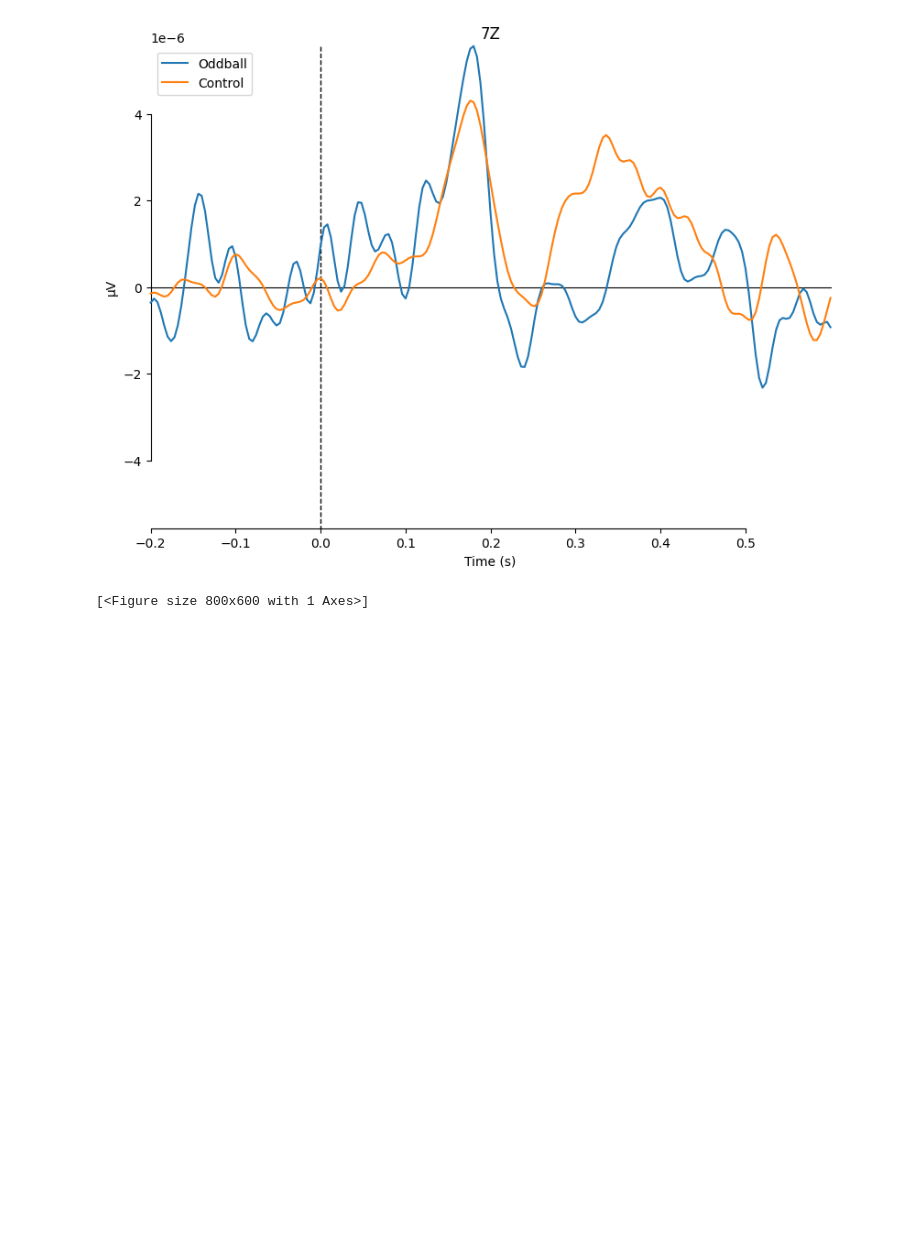
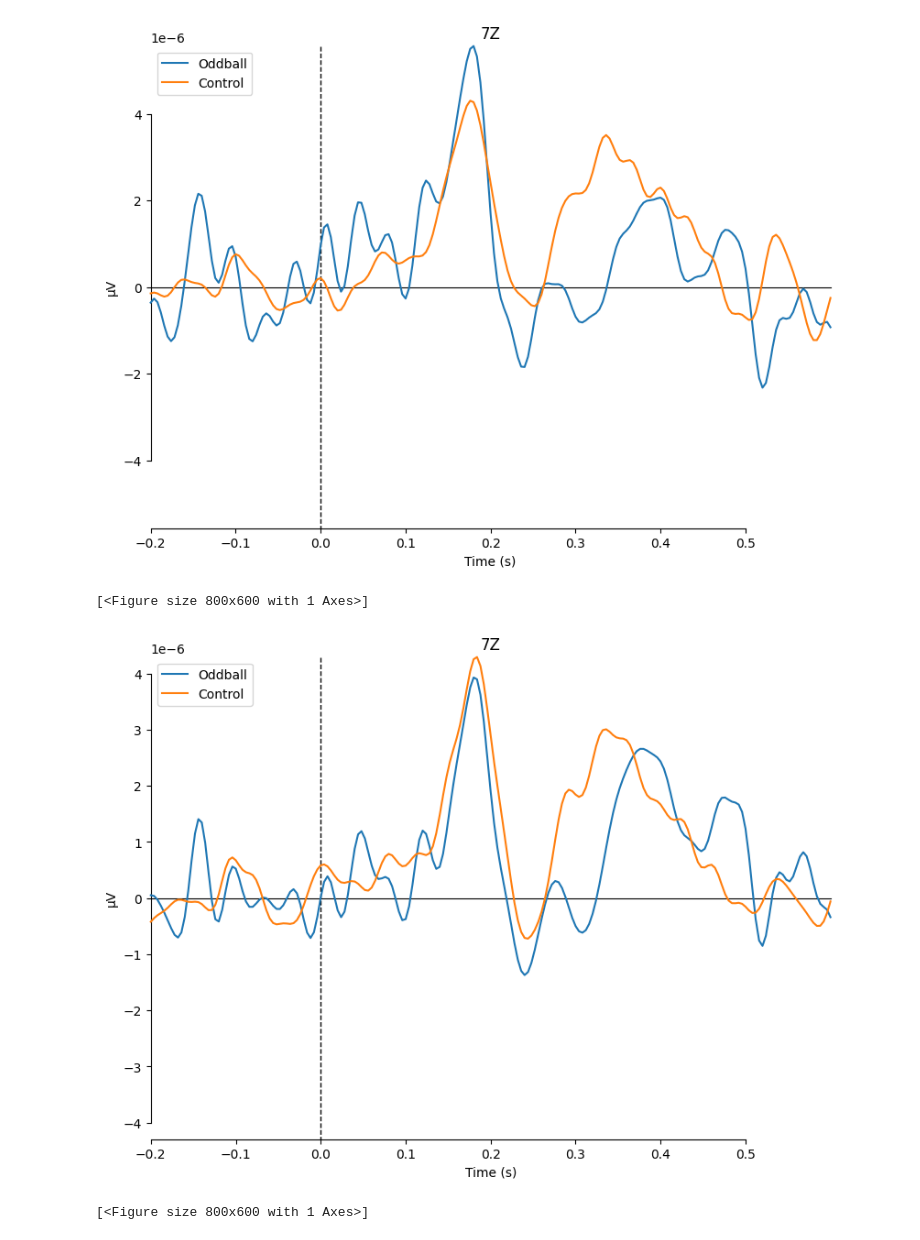
Before and after one commit to ovi-lab/EEG-oddball-task, a Jupyter notebook: src/main.ipynb, the cells around one changed output. Drawn from its saved outputs; the diff is of its cells as text; code cells hidden in the pictures; blank space fills up the shorter version.

```diff
--- a/src/main.ipynb
+++ b/src/main.ipynb
@@ -15,11 +15,11 @@ raw = analysis.processing.loadData(participant_id)
 raw = analysis.processing.preprocessing(raw)
 
 #generate epochs
-epochs, event_dict = analysis.processing.eventEpochdata(raw)
+epochs_1, event_dict = analysis.processing.eventEpochdata(raw)
 
 
-oddball = epochs["visual/image_display/onset/stimulus/non_freq"].average()
-control = epochs["visual/image_display/onset/stimulus/freq"].average()
+oddball = epochs_1["visual/image_display/onset/stimulus/non_freq"].average()
+control = epochs_1["visual/image_display/onset/stimulus/freq"].average()
 
 #PZ ~ 7Z
 
@@ -39,11 +39,11 @@ raw = analysis.processing.loadData(participant_id)
 raw = analysis.processing.preprocessing(raw)
 
 #generate epochs
-epochs, event_dict = analysis.processing.eventEpochdata(raw)
+epochs_2, event_dict = analysis.processing.eventEpochdata(raw)
 
 
-oddball = epochs["visual/image_display/onset/stimulus/non_freq"].average()
-control = epochs["visual/image_display/onset/stimulus/freq"].average()
+oddball = epochs_2["visual/image_display/onset/stimulus/non_freq"].average()
+control = epochs_2["visual/image_display/onset/stimulus/freq"].average()
 
 #PZ ~ 7Z
 
@@ -53,3 +53,16 @@ mne.viz.plot_compare_evokeds(evokeds, picks=['7Z'])
 c:\Users\erang\Desktop\Oddball\ov_experiment/scenarios/data\P2/P2.gdf
 [figure]
 [<Figure size 800x600 with 1 Axes>]
+# %%
+epochs_combine  = mne.concatenate_epochs([epochs_1, epochs_2])
+
+oddball = epochs_combine["visual/image_display/onset/stimulus/non_freq"].average()
+control = epochs_combine["visual/image_display/onset/stimulus/freq"].average()
+
+#PZ ~ 7Z
+
+evokeds = dict(Oddball=oddball, Control=control)
+mne.viz.plot_compare_evokeds(evokeds, picks=['7Z'])
+# %% [output]
+[figure, added]
+[<Figure size 800x600 with 1 Axes>]
```
Also changed, not shown: parts of 2 cells of this notebook, 4 other files.
